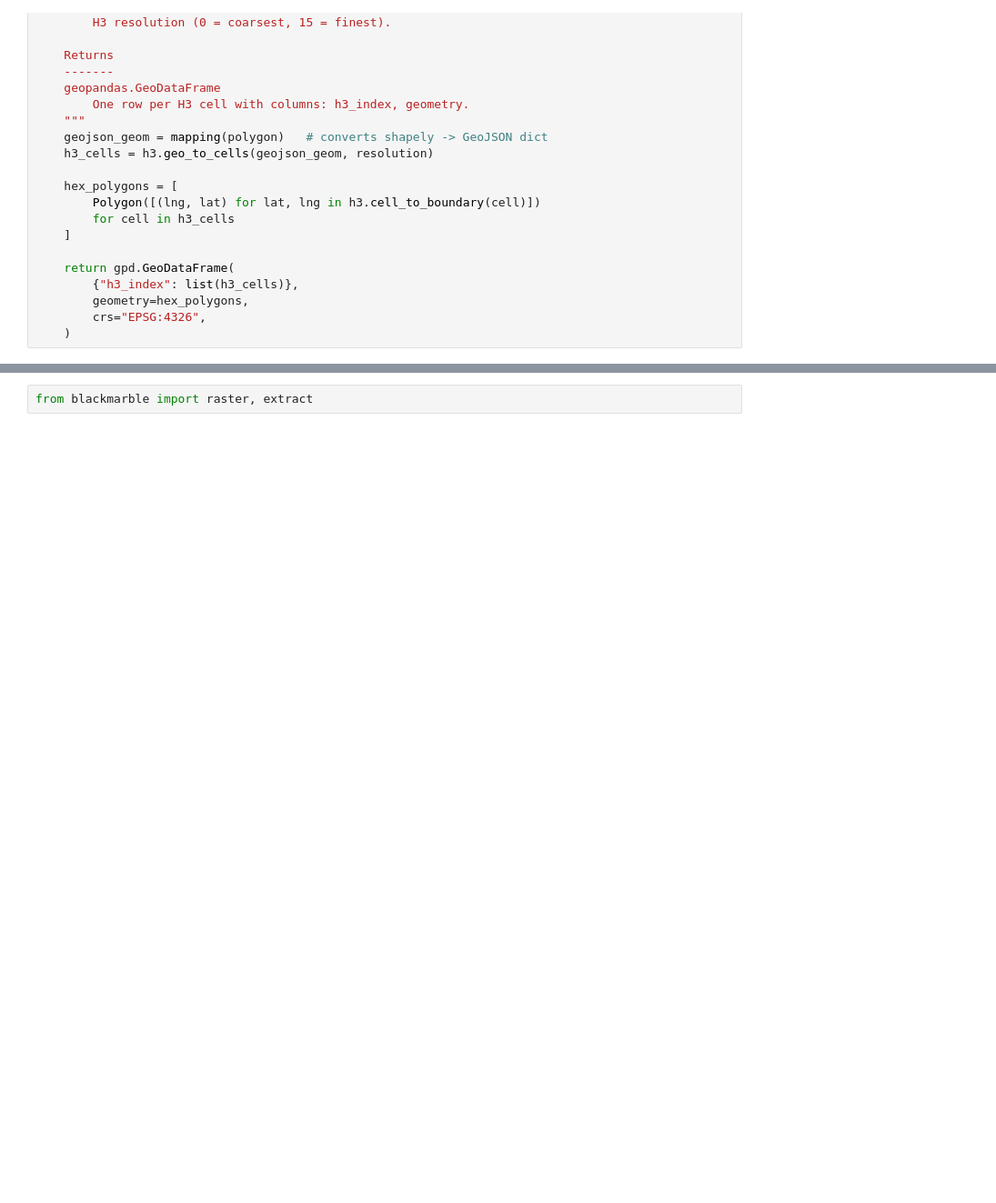
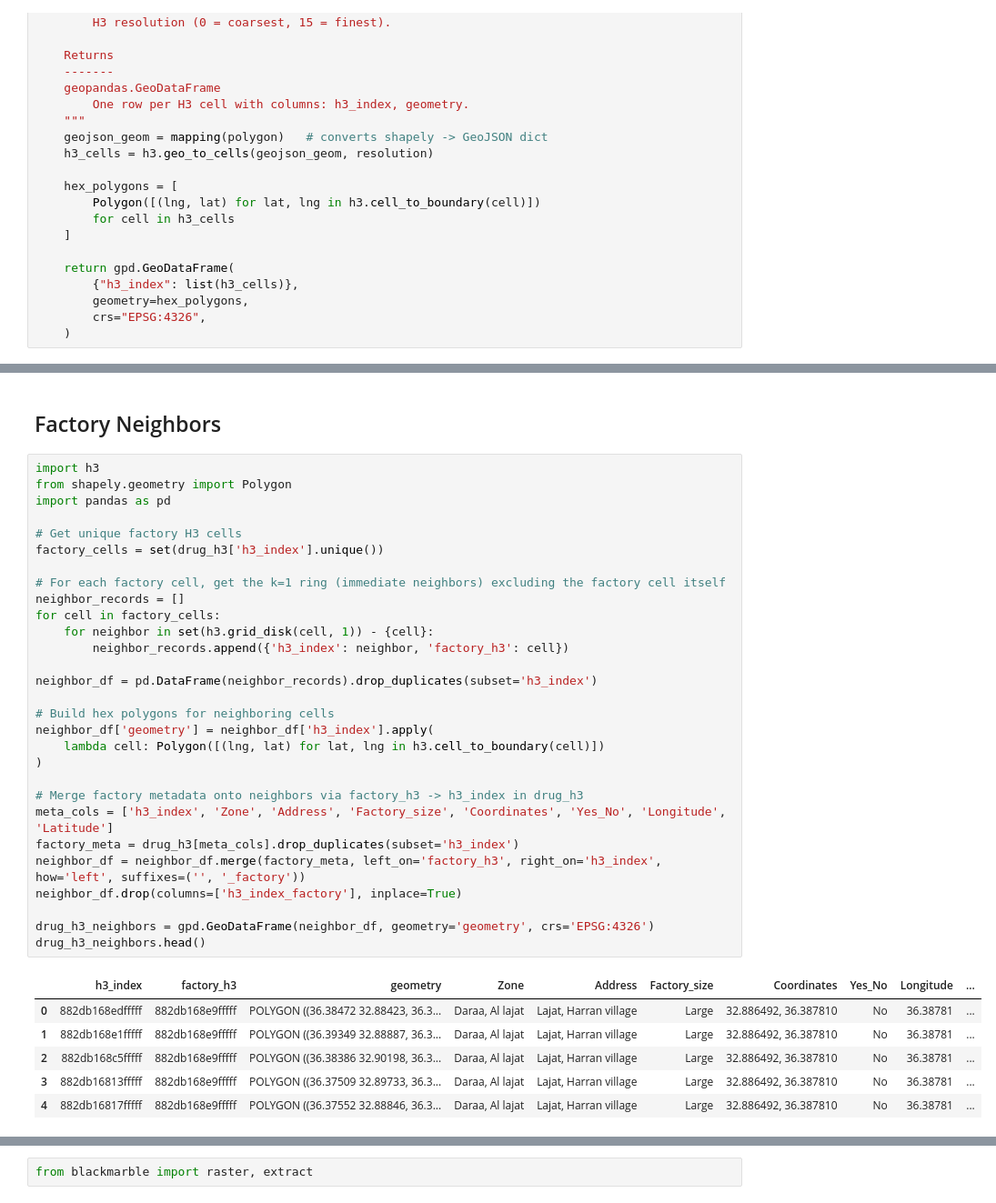
Before and after one commit to datapartnership/syria-economic-monitor, a Jupyter notebook: notebooks/ntl-analysis/ntl-drugs.ipynb, the cells around one changed output, grey strips where cells are left out. Shown at 91% size. Drawn from its saved outputs; the diff is of its cells as text; blank space fills up the shorter version.

```diff
--- a/notebooks/ntl-analysis/ntl-drugs.ipynb
+++ b/notebooks/ntl-analysis/ntl-drugs.ipynb
@@ -147,0 +102,38 @@ h3_grid = polygon_to_h3_grid(sample_polygon, 8)
+# %% [markdown]
+## Factory Neighbors
+# %%
+import h3
+from shapely.geometry import Polygon
+import pandas as pd
+
+# Get unique factory H3 cells
+factory_cells = set(drug_h3['h3_index'].unique())
+
+# For each factory cell, get the k=1 ring (immediate neighbors) excluding the factory cell itself
+neighbor_records = []
+for cell in factory_cells:
+    for neighbor in set(h3.grid_disk(cell, 1)) - {cell}:
+        neighbor_records.append({'h3_index': neighbor, 'factory_h3': cell})
+
+neighbor_df = pd.DataFrame(neighbor_records).drop_duplicates(subset='h3_index')
+
+# Build hex polygons for neighboring cells
+neighbor_df['geometry'] = neighbor_df['h3_index'].apply(
+    lambda cell: Polygon([(lng, lat) for lat, lng in h3.cell_to_boundary(cell)])
+)
+
+# Merge factory metadata onto neighbors via factory_h3 -> h3_index in drug_h3
+meta_cols = ['h3_index', 'Zone', 'Address', 'Factory_size', 'Coordinates', 'Yes_No', 'Longitude', 'Latitude']
+factory_meta = drug_h3[meta_cols].drop_duplicates(subset='h3_index')
+neighbor_df = neighbor_df.merge(factory_meta, left_on='factory_h3', right_on='h3_index', how='left', suffixes=('', '_factory'))
+neighbor_df.drop(columns=['h3_index_factory'], inplace=True)
+
+drug_h3_neighbors = gpd.GeoDataFrame(neighbor_df, geometry='geometry', crs='EPSG:4326')
+drug_h3_neighbors.head()
+# %% [output]
+|  | h3_index | factory_h3 | geometry | Zone | Address | Factory_size | Coordinates | Yes_No | Longitude | ... |
+| 0 | 882db168edfffff | 882db168e9fffff | POLYGON ((36.38472 32.88423, 36.3... | Daraa, Al lajat | Lajat, Harran village | Large | 32.886492, 36.387810 | No | 36.38781 | ... |
+| 1 | 882db168e1fffff | 882db168e9fffff | POLYGON ((36.39349 32.88887, 36.3... | Daraa, Al lajat | Lajat, Harran village | Large | 32.886492, 36.387810 | No | 36.38781 | ... |
+| 2 | 882db168c5fffff | 882db168e9fffff | POLYGON ((36.38386 32.90198, 36.3... | Daraa, Al lajat | Lajat, Harran village | Large | 32.886492, 36.387810 | No | 36.38781 | ... |
+| 3 | 882db16813fffff | 882db168e9fffff | POLYGON ((36.37509 32.89733, 36.3... | Daraa, Al lajat | Lajat, Harran village | Large | 32.886492, 36.387810 | No | 36.38781 | ... |
+| 4 | 882db16817fffff | 882db168e9fffff | POLYGON ((36.37552 32.88846, 36.3... | Daraa, Al lajat | Lajat, Harran village | Large | 32.886492, 36.387810 | No | 36.38781 | ... |
```
Also changed, not shown: parts of 60 cells of this notebook.
